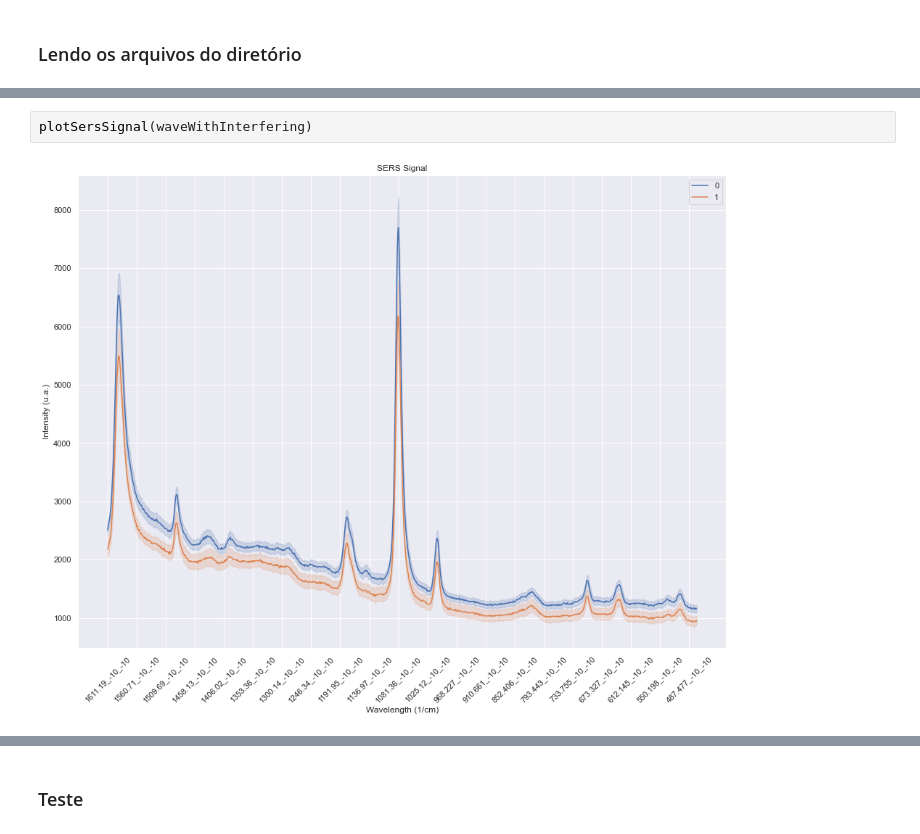
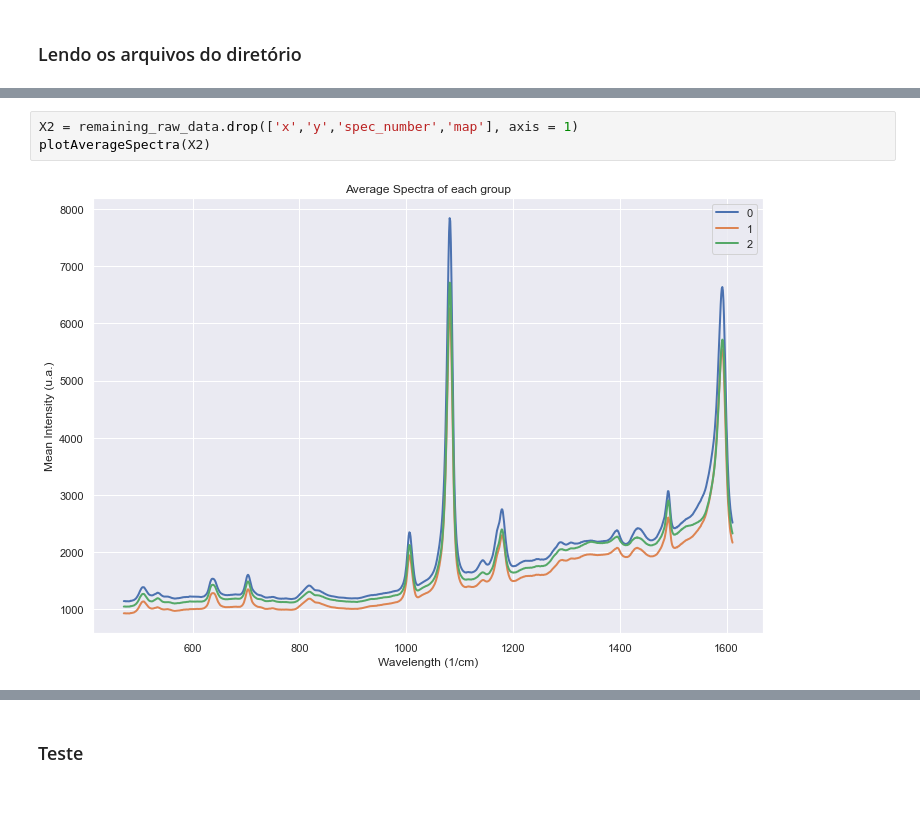
Before and after one commit to lucasvoltera/ic-sensors, a Jupyter notebook: sers.ipynb, the cells around one changed output, grey strips where cells are left out. Cells and saved outputs as stored; diff of their text form; blank space fills up the shorter version.

```diff
--- a/sers.ipynb
+++ b/sers.ipynb
@@ -252,4 +415,5 @@ plotSersSignal(wave)
-# %%
-plotSersSignal(waveWithInterfering)
-# %% [output]
-[figure, removed]
+# %%
+X2 = remaining_raw_data.drop(['x','y','spec_number','map'], axis = 1)
+plotAverageSpectra(X2)
+# %% [output]
+[figure, added]
```
Also changed, not shown: parts of 37 cells of this notebook.
